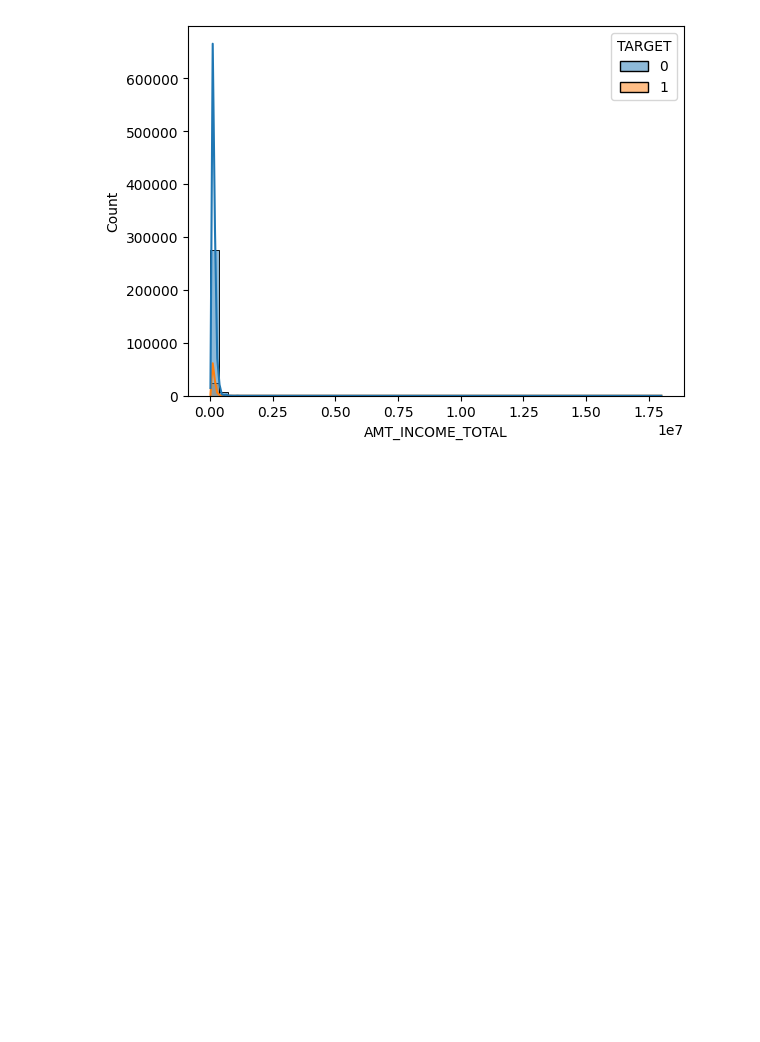
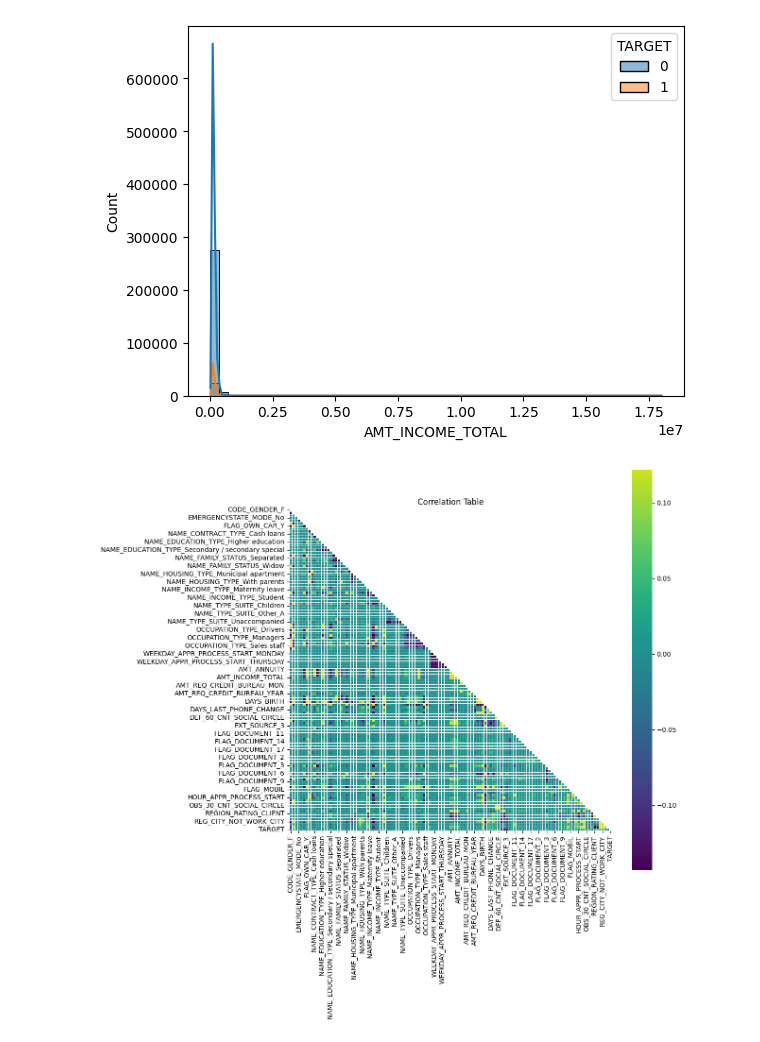
Before and after one commit to Anghelo-Salirrosas/CreditCardFraudProject, a Jupyter notebook: notebooks/3.DataVisualization.ipynb, the cells around one changed output. Drawn from its saved outputs; the diff is of its cells as text; code cells hidden in the pictures; blank space fills up the shorter version.

Commit message:
Employed data changes

```diff
--- a/notebooks/3.DataVisualization.ipynb
+++ b/notebooks/3.DataVisualization.ipynb
@@ -14,3 +14,6 @@ df.head()
 | 3 | 29686.5 | 312682.5 | 297000.0 | 135000.0 | 0.0 | ... |
 | 4 | 21865.5 | 513000.0 | 513000.0 | 121500.0 | 0.0 | ... |
 5 rows × 73 columns
+# %%
+df_processed = pd.read_csv('../application_data/cleaned_data_scaled.csv')
+df_processed.head()
@@ -96,3 +113,12 @@ sns.histplot(data=df_filtered, x='AMT_INCOME_TOTAL', bins = 50,kde=True,hue='TAR
 plt.show()
 # %% [output]
 [figure]
+# %%
+plt.figure(figsize = (11,11))
+corr = df_processed.corr()
+mask = np.triu(np.ones_like(corr, dtype=bool))
+sns.heatmap(corr, mask = mask, robust = True, center = 0,square = True, cmap="viridis",linewidths = .6)
+plt.title('Correlation Table')
+plt.show()
+# %% [output]
+[figure, added]
```
Also changed, not shown: parts of 5 cells of this notebook, 1 other file.
